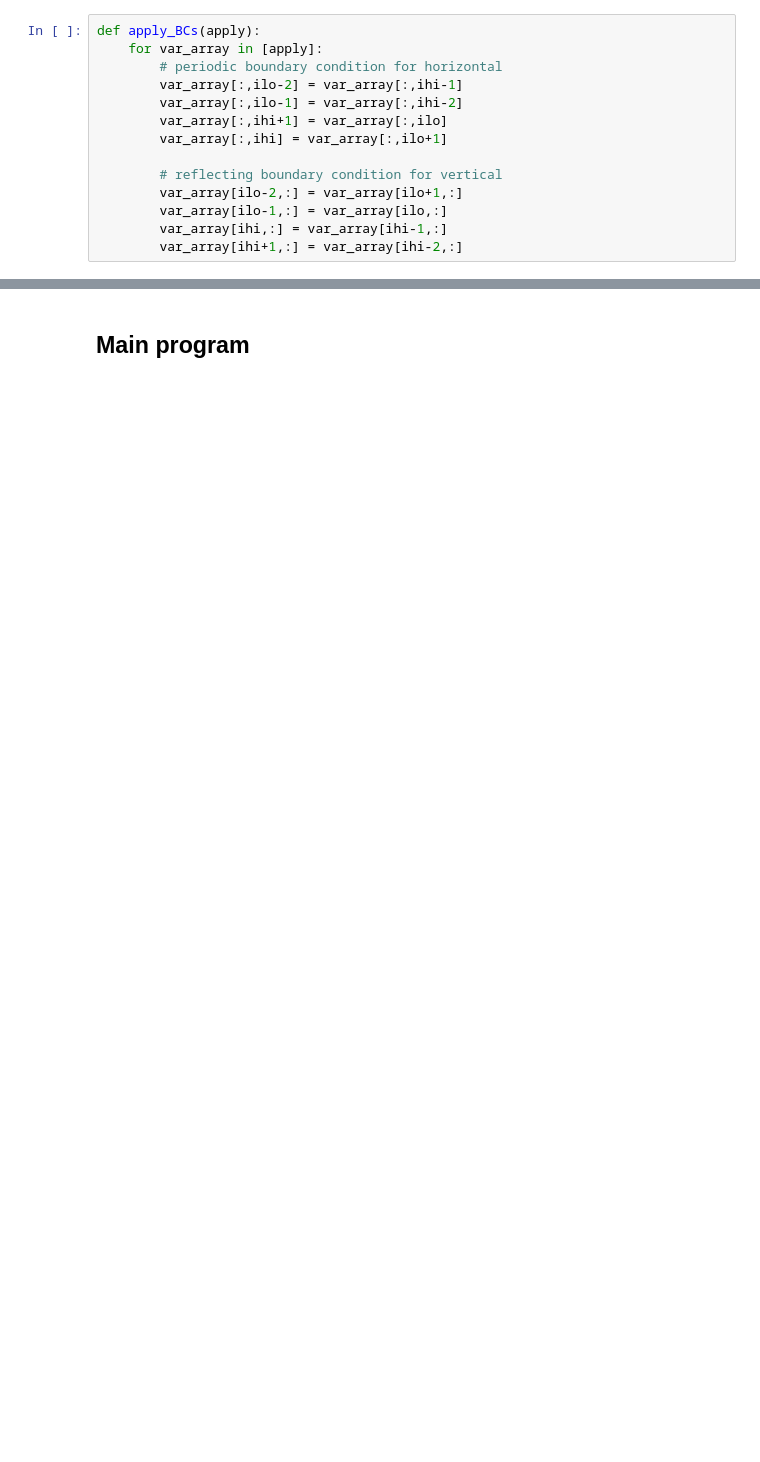
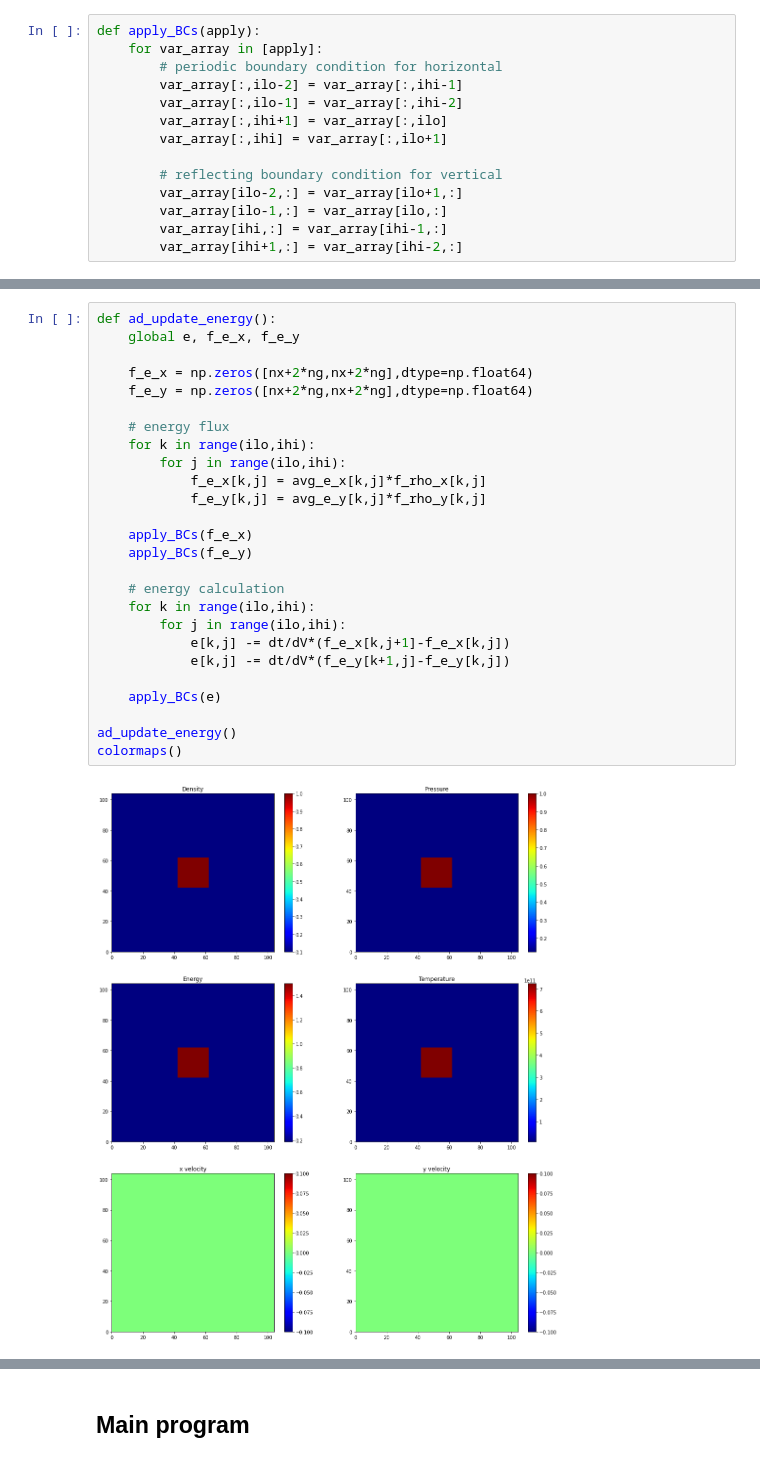
Before and after one commit to changhyun-cho/astrophysics, a Jupyter notebook: hydrodynamics/Testing 2D Hydrocode.ipynb, the cells around one changed output, grey strips where cells are left out. Saved outputs shown, nothing was run; the diff lists cells and outputs as text; blank space fills up the shorter version.

```diff
--- a/hydrodynamics/Testing 2D Hydrocode.ipynb
+++ b/hydrodynamics/Testing 2D Hydrocode.ipynb
@@ -234,0 +343,28 @@ colormaps()
+# %%
+def ad_update_energy():
+    global e, f_e_x, f_e_y
+
+    f_e_x = np.zeros([nx+2*ng,nx+2*ng],dtype=np.float64)
+    f_e_y = np.zeros([nx+2*ng,nx+2*ng],dtype=np.float64)
+
+    # energy flux
+    for k in range(ilo,ihi):
+        for j in range(ilo,ihi):
+            f_e_x[k,j] = avg_e_x[k,j]*f_rho_x[k,j]
+            f_e_y[k,j] = avg_e_y[k,j]*f_rho_y[k,j]
+
+    apply_BCs(f_e_x)
+    apply_BCs(f_e_y)
+
+    # energy calculation
+    for k in range(ilo,ihi):
+        for j in range(ilo,ihi):
+            e[k,j] -= dt/dV*(f_e_x[k,j+1]-f_e_x[k,j])
+            e[k,j] -= dt/dV*(f_e_y[k+1,j]-f_e_y[k,j])
+
+    apply_BCs(e)
+
+ad_update_energy()
+colormaps()
+# %% [output]
+[figure, added]
```
Also changed, not shown: parts of 17 cells of this notebook, 1 other file.
